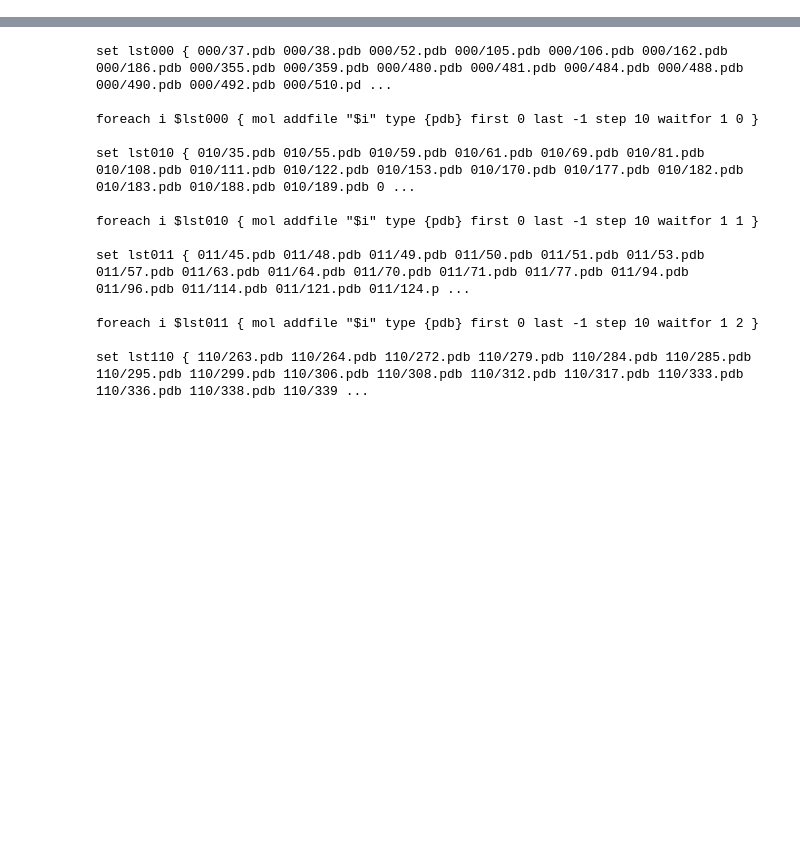
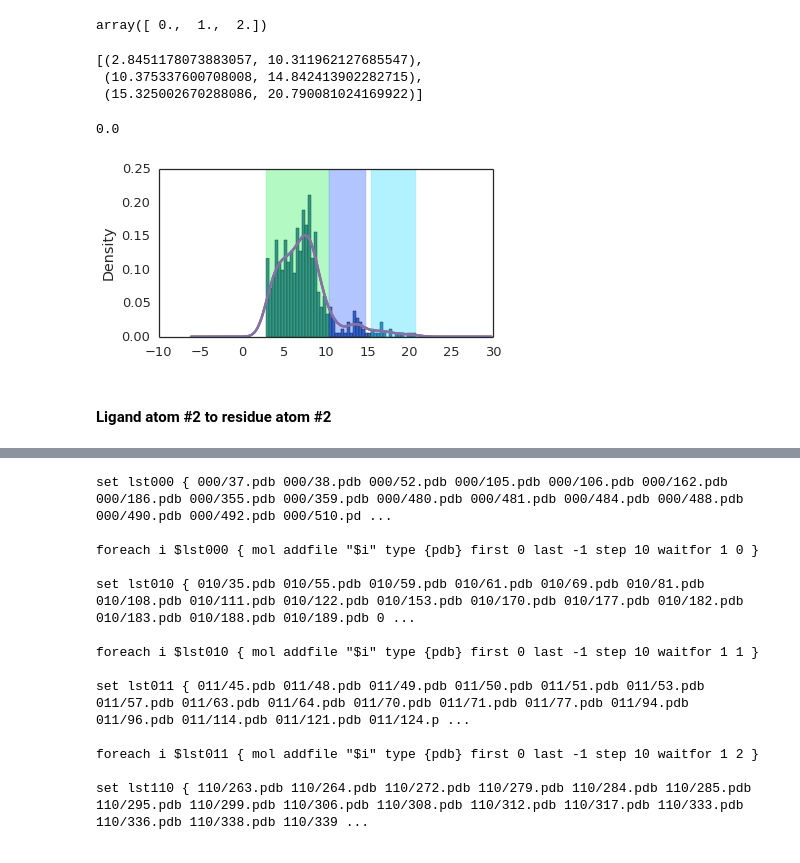
Before and after one commit to SBRG/GEMPro, a Jupyter notebook: GEMPro_sim/3_CLUSTER.ipynb, the cells around one changed output, grey strips where cells are left out. Drawn from its saved outputs; the diff is of its cells as text; code cells hidden in the pictures; blank space fills up the shorter version.

```diff
--- a/GEMPro_sim/3_CLUSTER.ipynb
+++ b/GEMPro_sim/3_CLUSTER.ipynb
@@ -578,12 +512,0 @@ array([ 0.,  1.])
-# %%
-o1_limits = []
-o1_best_cluster = -1
-bottom_tracker = float(np.inf)
-
-for cluster in clusteredO1.cluster.unique():
-    bottom = min(clusteredO1[clusteredO1.cluster == cluster].distance_diff)
-    top = max(clusteredO1[clusteredO1.cluster == cluster].distance_diff)
-    if bottom<bottom_tracker:
-        o1_best_cluster = cluster
-    o1_limits.append((bottom,top))
-    bottom_tracker = bottom
@@ -599,8 +512,0 @@ o1_best_cluster
-# %%
-clusteredO1.distance_diff.hist(bins=50,normed=1)
-i=0
-for o1_limit in o1_limits:
-    hist = clusteredO1.distance_diff.plot(kind='kde', grid=False, figsize=(6,3)).axvspan(o1_limit[0], o1_limit[1], color=colors[i], alpha=0.3)
-    i+=1
-fig = hist.get_figure()
-fig.savefig('dist_01.svg', type='svg', dpi=300)
@@ -681,0 +542,3 @@ cluster_and_counts.keys()
+# %%
+atom1 = get_meanshift_groups(distances_df[distances_df.ligand_atom == ligand_atom1], 'distance')
+atom1.head()
@@ -681,0 +552,40 @@ cluster_and_counts.keys()
+# %%
+# how many clusters are there?
+atom1.cluster.unique()
+# %% [output]
+array([ 0.,  1.,  2.])
+# %%
+limits_1 = []
+limits_1_best_cluster = -1
+bottom_tracker = float(np.inf)
+
+for cluster in atom1.cluster.unique():
+    bottom = min(atom1[atom1.cluster == cluster].distance)
+    top = max(atom1[atom1.cluster == cluster].distance)
+    if bottom<bottom_tracker:
+        limits_1_best_cluster = cluster
+    limits_1.append((bottom,top))
+
+    bottom_tracker = bottom
+# %%
+limits_1
+# %% [output]
+[(2.8451178073883057, 10.311962127685547),
+ (10.375337600708008, 14.842413902282715),
+ (15.325002670288086, 20.790081024169922)]
+# %%
+limits_1_best_cluster
+# %% [output]
+0.0
+# %%
+atom1.distance.hist(bins=50,normed=1)
+i=0
+for limit in limits_1:
+    hist = atom1.distance.plot(kind='kde', grid=False, figsize=(6,3)).axvspan(limit[0], limit[1], color=colors[1-i], alpha=0.3)
+    i+=1
+fig = hist.get_figure()
+# fig.savefig('atom1.svg', type='svg', dpi=300)
+# %% [output]
+[figure, added]
+# %% [markdown]
+#### Ligand atom #2 to residue atom #2
```
Also changed, not shown: parts of 141 cells of this notebook, 3 other files.
